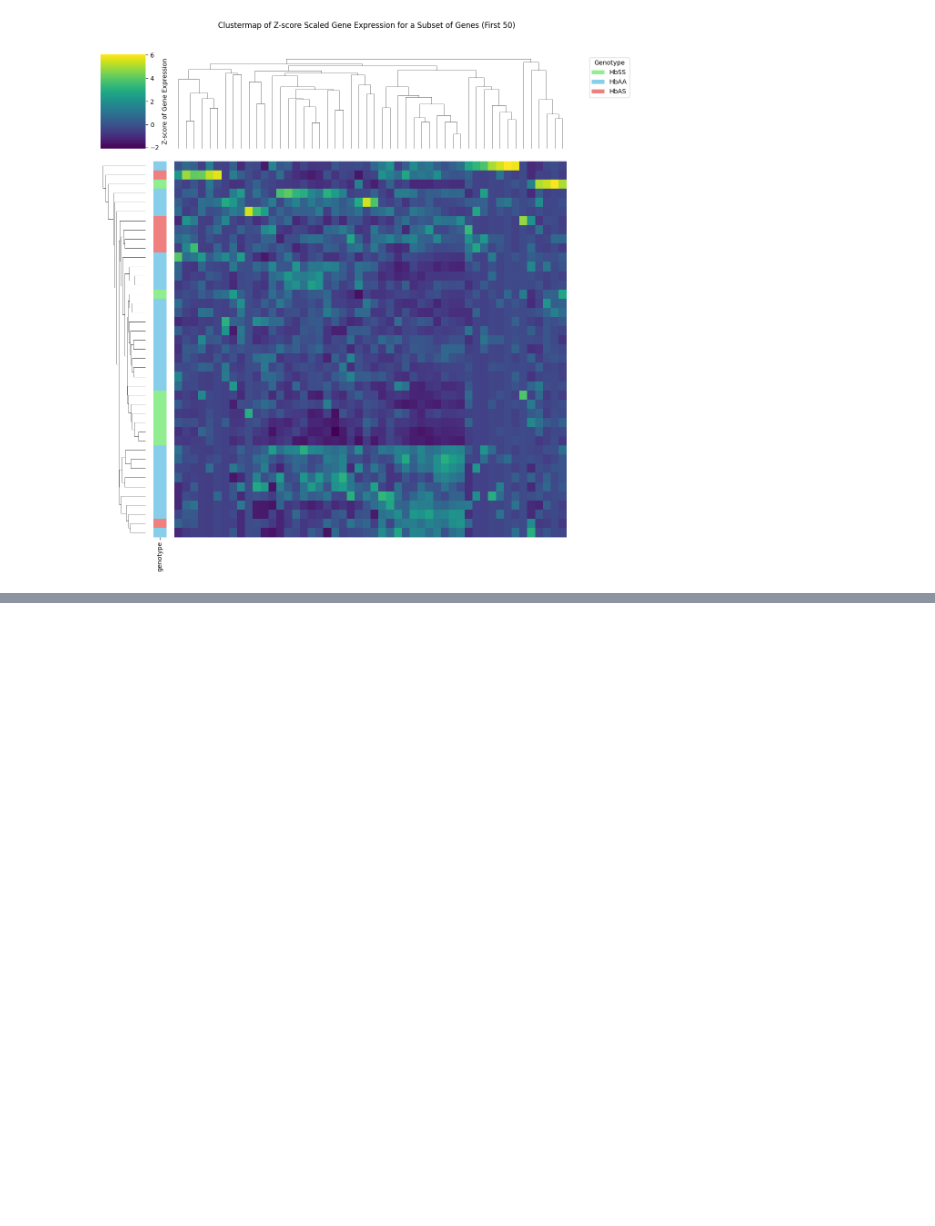
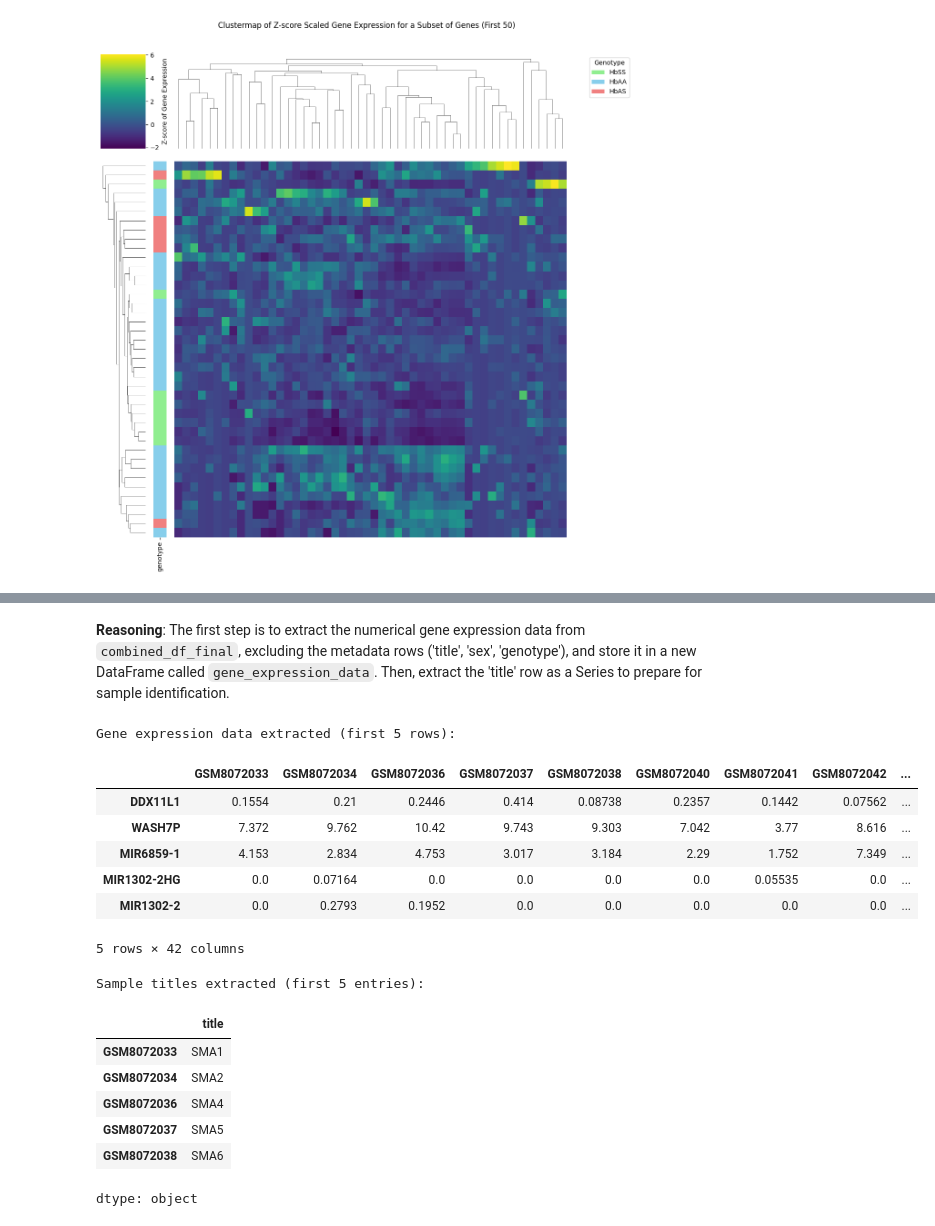
Before and after one commit to Edem-m/JaxProject_Edem-Jaimie, a Jupyter notebook: Jaxproject_Edem_Jaimie.ipynb, the cells around one changed output, grey strips where cells are left out. Drawn from its saved outputs; the diff is of its cells as text; code cells hidden in the pictures; blank space fills up the shorter version.

```diff
--- a/Jaxproject_Edem_Jaimie.ipynb
+++ b/Jaxproject_Edem_Jaimie.ipynb
@@ -1026,0 +1178,28 @@ plt.show()
+# %% [markdown]
+**Reasoning**:
+The first step is to extract the numerical gene expression data from `combined_df_final`, excluding the metadata rows ('title', 'sex', 'genotype'), and store it in a new DataFrame called `gene_expression_data`. Then, extract the 'title' row as a Series to prepare for sample identification.
+# %%
+gene_expression_data = combined_df_final.iloc[3:].copy()
+sample_titles = combined_df_final.loc['title']
+
+print("Gene expression data extracted (first 5 rows):")
+display(gene_expression_data.head())
+print("Sample titles extracted (first 5 entries):")
+display(sample_titles.head())
+# %% [output]
+Gene expression data extracted (first 5 rows):
+|  | GSM8072033 | GSM8072034 | GSM8072036 | GSM8072037 | GSM8072038 | GSM8072040 | GSM8072041 | GSM8072042 | ... |
+| DDX11L1 | 0.1554 | 0.21 | 0.2446 | 0.414 | 0.08738 | 0.2357 | 0.1442 | 0.07562 | ... |
+| WASH7P | 7.372 | 9.762 | 10.42 | 9.743 | 9.303 | 7.042 | 3.77 | 8.616 | ... |
+| MIR6859-1 | 4.153 | 2.834 | 4.753 | 3.017 | 3.184 | 2.29 | 1.752 | 7.349 | ... |
+| MIR1302-2HG | 0.0 | 0.07164 | 0.0 | 0.0 | 0.0 | 0.0 | 0.05535 | 0.0 | ... |
+| MIR1302-2 | 0.0 | 0.2793 | 0.1952 | 0.0 | 0.0 | 0.0 | 0.0 | 0.0 | ... |
+5 rows × 42 columns
+Sample titles extracted (first 5 entries):
+|  | title |
+| GSM8072033 | SMA1 |
+| GSM8072034 | SMA2 |
+| GSM8072036 | SMA4 |
+| GSM8072037 | SMA5 |
+| GSM8072038 | SMA6 |
+dtype: object
```
Also changed, not shown: parts of 45 cells of this notebook.
